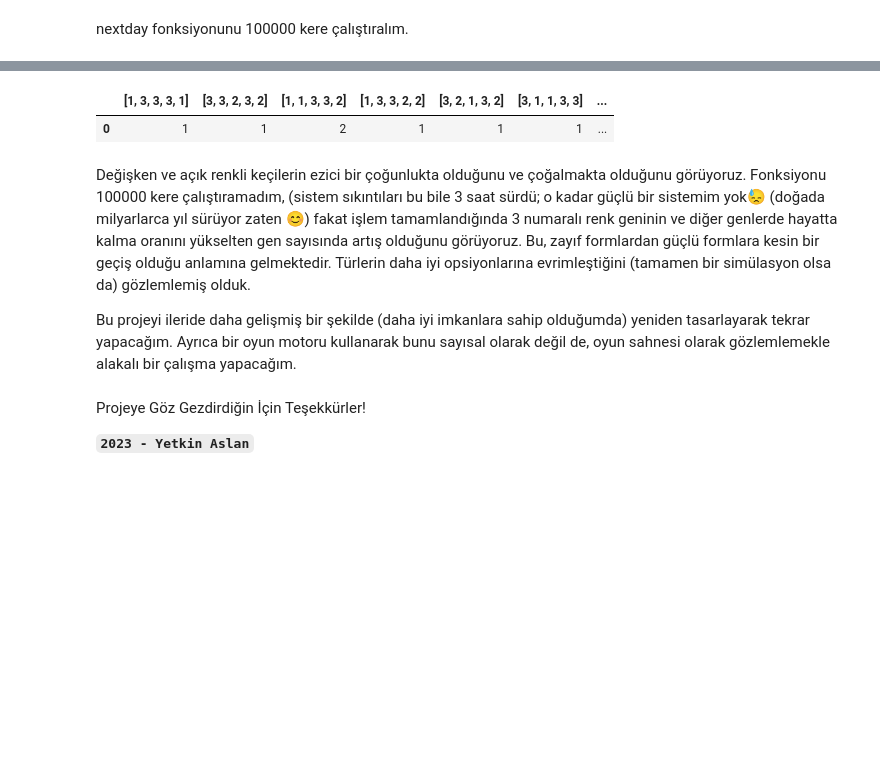
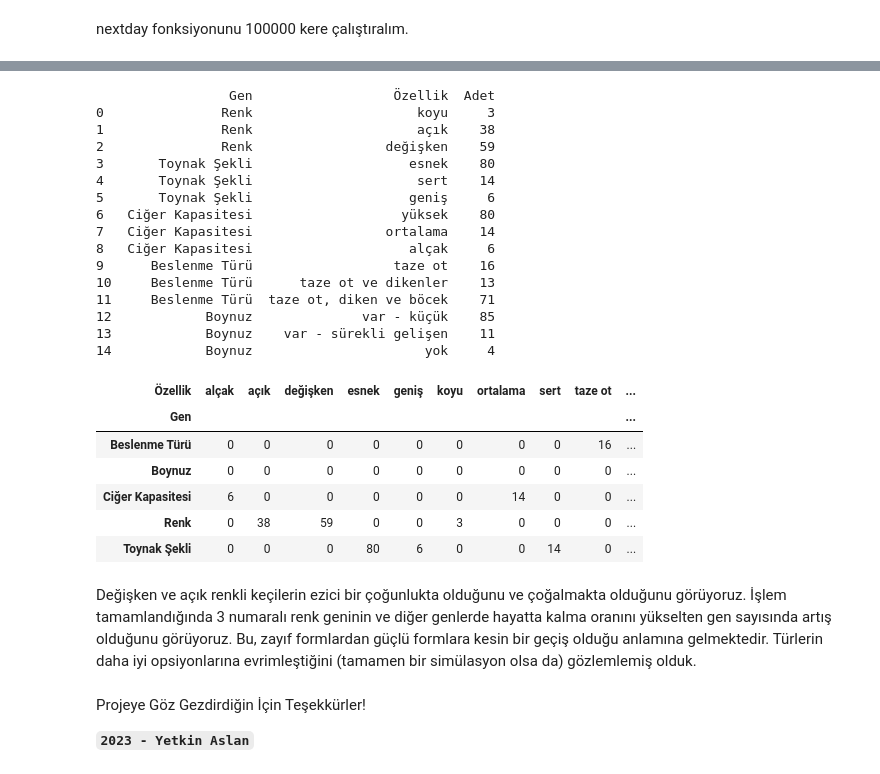
Before and after one commit to yetkinsln/Theory-Of-Evolution-Simulation-with-Machine-Learning, a Jupyter notebook: Theory Of Evolution Simulation Book.ipynb, the cells around one changed output, grey strips where cells are left out. Saved outputs shown, nothing was run; the diff lists cells and outputs as text; code cells hidden in the pictures; blank space fills up the shorter version.

```diff
--- a/Theory Of Evolution Simulation Book.ipynb
+++ b/Theory Of Evolution Simulation Book.ipynb
@@ -93,6 +74,6 @@ Bu özelliklere göre bir hayatta kalma oranı tablosu oluşturalım. İstatisti
 # %%
 columns = ["Renk", "Toynak", "Ciğer Kapasitesi", "Beslenme Türü", "Boynuz", "Hayatta Kalma Oranı"]
 # Alpler Habitatı
-alphkoran = pd.DataFrame(data = pd.read_csv("Alplerhabitatı.csv"))
+alphkoran = pd.DataFrame(data = pd.read_csv("alplerhabitat.csv"))
 alphkoran
 # %% [output]
@@ -216,11 +246,16 @@ ax.set_ylim(bottom + 0.5, top - 0.5)
 Hadi bir habitat yaratıp keçilerin dönüşüp dönüşmeyeceğini görelim.
 # %%
 import random
+
 def creategoat():
-    goatcode=[]
-    for i in range(5):
-        random_number = random.randint(1, 3)
-        goatcode.append(random_number)
+    goatcode = []
+
+    for _ in range(5):
+        v = [0, 0, 0]
+        idx = random.randint(0, 2)
+        v[idx] = 1
+        goatcode.append(v)
+
     return goatcode
 # %%
 creategoat()
@@ -321,9 +394,10 @@ nextday(model,habitat)
 nextday fonksiyonunu 100000 kere çalıştıralım.
 # %%
 # Ben burayı çalıştırdım, çok fazla uzun sürüyor ve gereksiz çıktı veriyor, aşağıdaki kodların çalıştığını bilerek incelemeye devam edin.
-#for i in range(1, 100000):
- #   nextday(model,habitat)
-  #  print("%" + str(i/100))
+for i in range(1, 100000):
+    habitat =nextday(habitat)
+    if i%1000 == 0:
+        print(f"%{i / 1000:.1f}")
 # %%
 pd.set_option('display.max_columns', None)
 # %%
@@ -335,14 +431,53 @@ array([52.1])
 # %%
-create_table(habitat)
+import pandas as pd
+import numpy as np
+
+def habitat_statistics(habitat):
+    records = []
+
+    for gene_idx, (gene_name, categories) in enumerate(GENES.items()):
+        gene_vectors = np.array([ind[gene_idx] for ind in habitat])
+        counts = gene_vectors.sum(axis=0)
+
+        for cat_idx, cat_name in categories.items():
+            records.append({
+                "Gen": gene_name,
+                "Özellik": cat_name,
+                "Adet": int(counts[cat_idx])
+            })
+
+    return pd.DataFrame(records)
+stats = habitat_statistics(habitat)
+print(stats)
+stats_pivot = stats.pivot(index="Gen", columns="Özellik", values="Adet").fillna(0).astype(int)
+stats_pivot
 # %% [output]
+                 Gen                  Özellik  Adet
+0               Renk                     koyu     3
+1               Renk                     açık    38
+2               Renk                 değişken    59
+3       Toynak Şekli                    esnek    80
+4       Toynak Şekli                     sert    14
+5       Toynak Şekli                    geniş     6
+6   Ciğer Kapasitesi                   yüksek    80
+7   Ciğer Kapasitesi                 ortalama    14
+8   Ciğer Kapasitesi                    alçak     6
+9      Beslenme Türü                  taze ot    16
+10     Beslenme Türü      taze ot ve dikenler    13
+11     Beslenme Türü  taze ot, diken ve böcek    71
+12            Boynuz              var - küçük    85
+13            Boynuz    var - sürekli gelişen    11
+14            Boynuz                      yok     4
-|  | [1, 3, 3, 3, 1] | [3, 3, 2, 3, 2] | [1, 1, 3, 3, 2] | [1, 3, 3, 2, 2] | [3, 2, 1, 3, 2] | [3, 1, 1, 3, 3] | ... |
-| 0 | 1 | 1 | 2 | 1 | 1 | 1 | ... |
+| Özellik | alçak | açık | değişken | esnek | geniş | koyu | ortalama | sert | taze ot | ... |
+| Gen |  |  |  |  |  |  |  |  |  | ... |
+| Beslenme Türü | 0 | 0 | 0 | 0 | 0 | 0 | 0 | 0 | 16 | ... |
+| Boynuz | 0 | 0 | 0 | 0 | 0 | 0 | 0 | 0 | 0 | ... |
+| Ciğer Kapasitesi | 6 | 0 | 0 | 0 | 0 | 0 | 14 | 0 | 0 | ... |
+| Renk | 0 | 38 | 59 | 0 | 0 | 3 | 0 | 0 | 0 | ... |
+| Toynak Şekli | 0 | 0 | 0 | 80 | 6 | 0 | 0 | 14 | 0 | ... |
 # %% [markdown]
-Değişken ve açık renkli keçilerin ezici bir çoğunlukta olduğunu ve çoğalmakta olduğunu görüyoruz. Fonksiyonu 100000 kere çalıştıramadım, (sistem sıkıntıları bu bile 3 saat sürdü; o kadar güçlü bir sistemim yok😓 (doğada milyarlarca yıl sürüyor zaten 😊)
-fakat işlem tamamlandığında 3 numaralı renk geninin ve diğer genlerde hayatta kalma oranını yükselten gen sayısında artış olduğunu görüyoruz. Bu, zayıf formlardan güçlü formlara kesin bir geçiş olduğu anlamına gelmektedir. Türlerin daha iyi opsiyonlarına evrimleştiğini (tamamen bir simülasyon olsa da) gözlemlemiş olduk.
-
-Bu projeyi ileride daha gelişmiş bir şekilde (daha iyi imkanlara sahip olduğumda) yeniden tasarlayarak tekrar yapacağım.
-Ayrıca bir oyun motoru kullanarak bunu sayısal olarak değil de, oyun sahnesi olarak gözlemlemekle alakalı bir çalışma yapacağım.
+Değişken ve açık renkli keçilerin ezici bir çoğunlukta olduğunu ve çoğalmakta olduğunu görüyoruz.
+İşlem tamamlandığında 3 numaralı renk geninin ve diğer genlerde hayatta kalma oranını yükselten gen sayısında artış olduğunu görüyoruz. Bu, zayıf formlardan güçlü formlara kesin bir geçiş olduğu anlamına gelmektedir. Türlerin daha iyi opsiyonlarına evrimleştiğini (tamamen bir simülasyon olsa da) gözlemlemiş olduk.
 # %% [markdown]
 Projeye Göz Gezdirdiğin İçin Teşekkürler!
 
```
Also changed, not shown: parts of 27 cells of this notebook.
